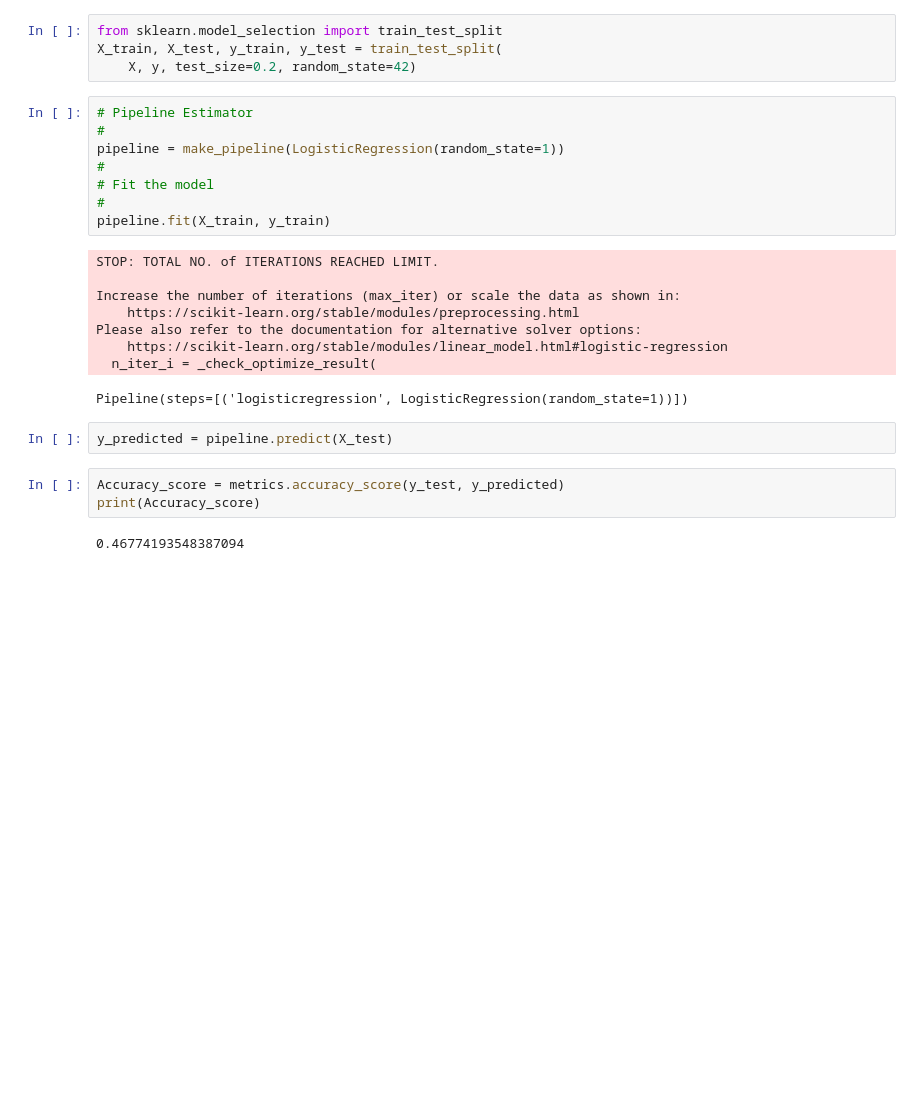
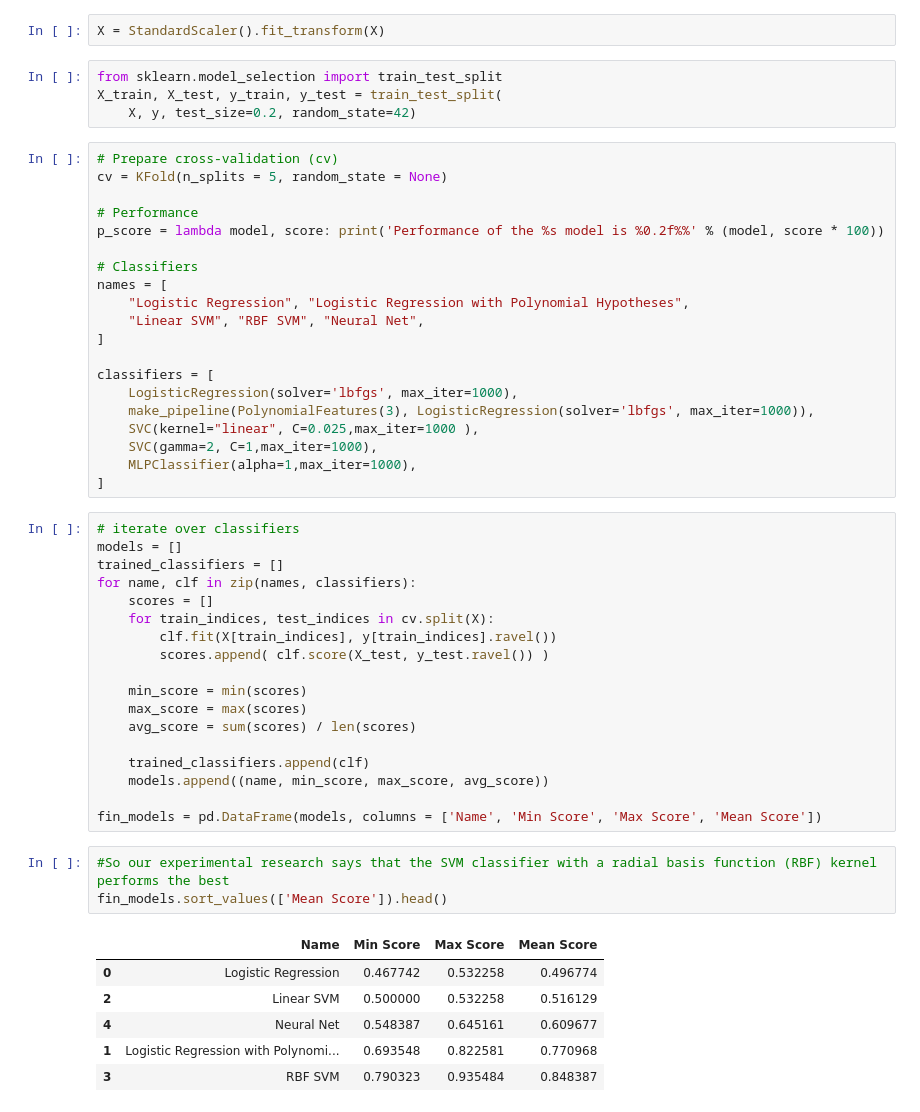
Before and after one commit to MnAppsNet/Web-Scraping-Tutorial, a Jupyter notebook: User_Profiling.ipynb, the cells around one changed output. Saved outputs shown, nothing was run; the diff lists cells and outputs as text; blank space fills up the shorter version.

Commit message:
Train different models
Train different models

```diff
--- a/User_Profiling.ipynb
+++ b/User_Profiling.ipynb
@@ -245,28 +282,54 @@ X
+# %%
+X = StandardScaler().fit_transform(X)
 # %%
 from sklearn.model_selection import train_test_split
 X_train, X_test, y_train, y_test = train_test_split(
     X, y, test_size=0.2, random_state=42)
-# %%
-# Pipeline Estimator
-#
-pipeline = make_pipeline(LogisticRegression(random_state=1))
-#
-# Fit the model
-#
-pipeline.fit(X_train, y_train)
-# %% [output]
-STOP: TOTAL NO. of ITERATIONS REACHED LIMIT.
-
-Increase the number of iterations (max_iter) or scale the data as shown in:
-    https://scikit-learn.org/stable/modules/preprocessing.html
-Please also refer to the documentation for alternative solver options:
-    https://scikit-learn.org/stable/modules/linear_model.html#logistic-regression
-  n_iter_i = _check_optimize_result(
-Pipeline(steps=[('logisticregression', LogisticRegression(random_state=1))])
-# %%
-y_predicted = pipeline.predict(X_test)
-# %%
-Accuracy_score = metrics.accuracy_score(y_test, y_predicted)
-print(Accuracy_score)
-# %% [output]
-0.46774193548387094
+# %%
+# Prepare cross-validation (cv)
+cv = KFold(n_splits = 5, random_state = None)
+
+# Performance
+p_score = lambda model, score: print('Performance of the %s model is %0.2f%%' % (model, score * 100))
+
+# Classifiers
+names = [
+    "Logistic Regression", "Logistic Regression with Polynomial Hypotheses",
+    "Linear SVM", "RBF SVM", "Neural Net",
+]
+
+classifiers = [
+    LogisticRegression(solver='lbfgs', max_iter=1000),
+    make_pipeline(PolynomialFeatures(3), LogisticRegression(solver='lbfgs', max_iter=1000)),
+    SVC(kernel="linear", C=0.025,max_iter=1000 ),
+    SVC(gamma=2, C=1,max_iter=1000),
+    MLPClassifier(alpha=1,max_iter=1000),
+]
+# %%
+# iterate over classifiers
+models = []
+trained_classifiers = []
+for name, clf in zip(names, classifiers):
+    scores = []
+    for train_indices, test_indices in cv.split(X):
+        clf.fit(X[train_indices], y[train_indices].ravel())
+        scores.append( clf.score(X_test, y_test.ravel()) )
+
+    min_score = min(scores)
+    max_score = max(scores)
+    avg_score = sum(scores) / len(scores)
+
+    trained_classifiers.append(clf)
+    models.append((name, min_score, max_score, avg_score))
+
+fin_models = pd.DataFrame(models, columns = ['Name', 'Min Score', 'Max Score', 'Mean Score'])
+# %%
+#So our experimental research says that the SVM classifier with a radial basis function (RBF) kernel performs the best
+fin_models.sort_values(['Mean Score']).head()
+# %% [output]
+|  | Name | Min Score | Max Score | Mean Score |
+| 0 | Logistic Regression | 0.467742 | 0.532258 | 0.496774 |
+| 2 | Linear SVM | 0.500000 | 0.532258 | 0.516129 |
+| 4 | Neural Net | 0.548387 | 0.645161 | 0.609677 |
+| 1 | Logistic Regression with Polynomi... | 0.693548 | 0.822581 | 0.770968 |
+| 3 | RBF SVM | 0.790323 | 0.935484 | 0.848387 |
```
Also changed, not shown: parts of 4 cells of this notebook.
